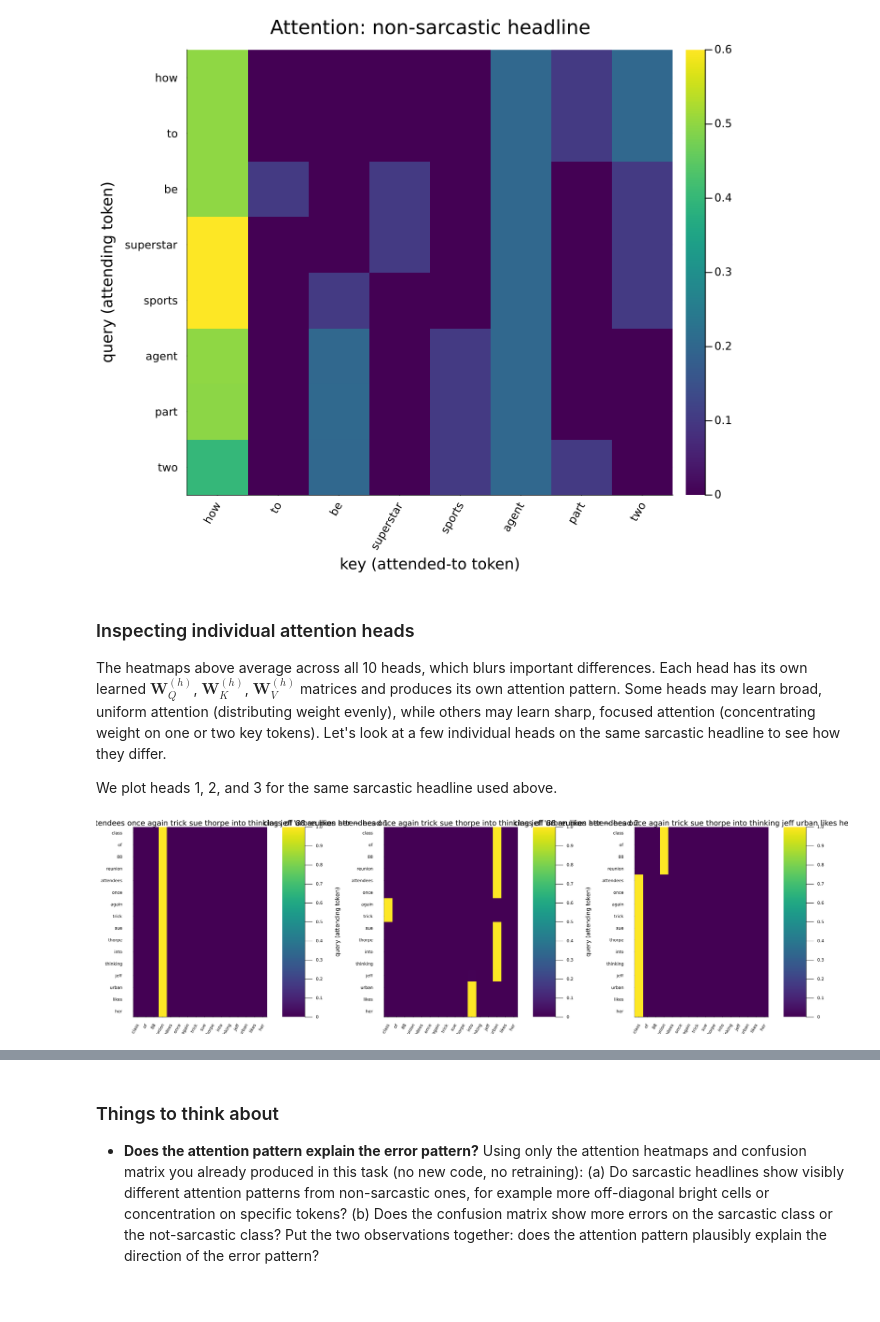
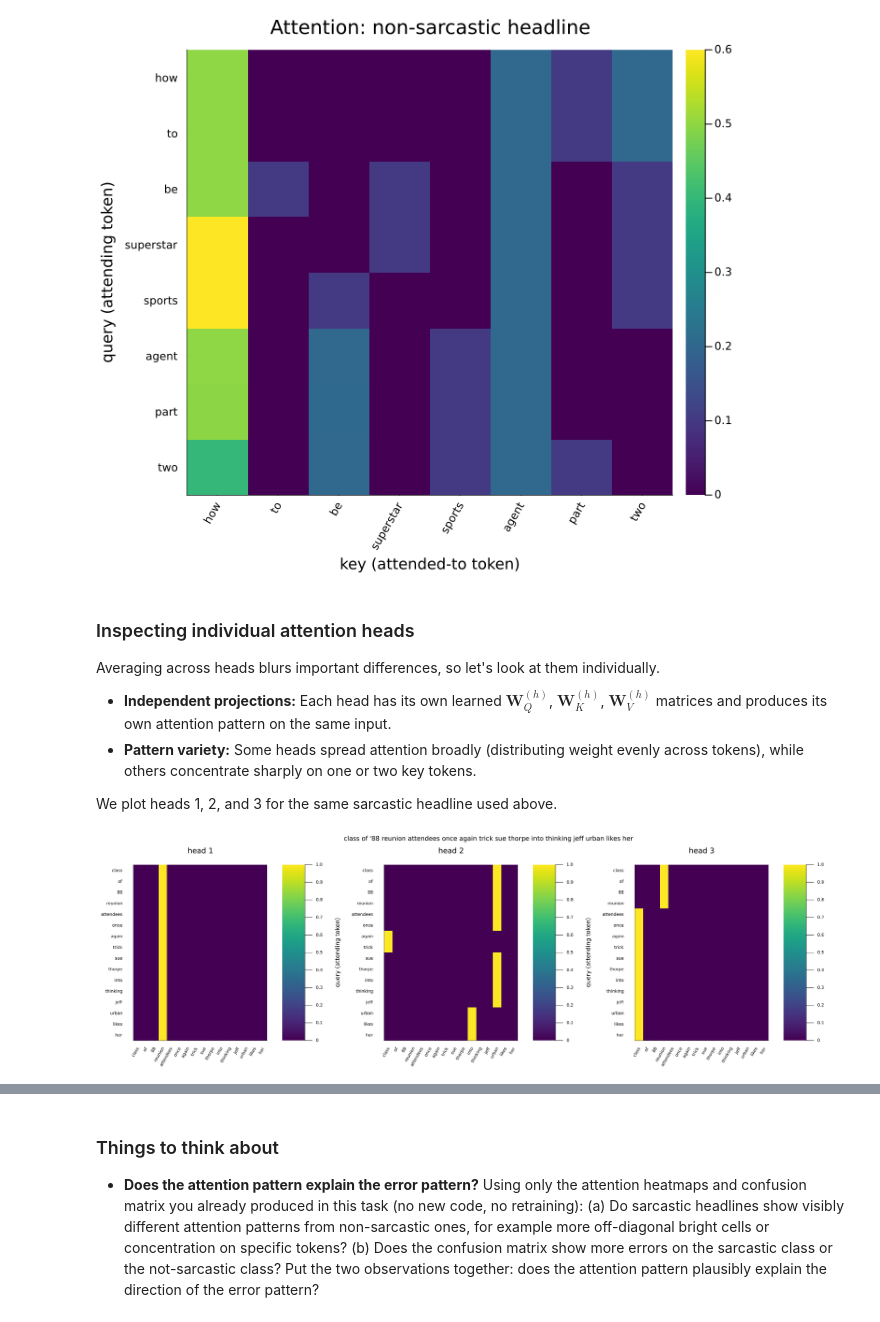
Before and after one commit to varnerlab/CHEME-5820-Labs-Spring-2026, a Jupyter notebook: labs/week-13/L13b/CHEME-5820-L13b-Lab-Sarcasm-Solution-Spring-2026.ipynb, the cells around one changed output, grey strips where cells are left out. Saved outputs shown, nothing was run; the diff lists cells and outputs as text; code cells hidden in the pictures.

```diff
--- a/labs/week-13/L13b/CHEME-5820-L13b-Lab-Sarcasm-Solution-Spring-2026.ipynb
+++ b/labs/week-13/L13b/CHEME-5820-L13b-Lab-Sarcasm-Solution-Spring-2026.ipynb
@@ -263,11 +263,12 @@ function plot_attention_head(model::AttentionClassifier, X_one::AbstractArray{<:
     A = collect(Float64.(all_weights[head_index][1:n_valid, 1:n_valid, 1]));
     toks = tokens_one[1:n_valid];
 
+    panel_title = isempty(title_str) ? "head $(head_index)" : "$(title_str) — head $(head_index)"
     heatmap(1:n_valid, 1:n_valid, A;
             xticks=(1:n_valid, toks), yticks=(1:n_valid, toks),
             xlabel="key (attended-to token)",
             ylabel="query (attending token)",
-            title="$(title_str) — head $(head_index)",
+            title=panel_title,
             xrotation=60, color=:viridis,
             size=(700, 600), yflip=true)
 end
@@ -716,23 +722,29 @@ Non-sarcastic headline: how to be superstar sports agent (part two)
 [figure]
 # %% [markdown]
 ### Inspecting individual attention heads
-The heatmaps above average across all 10 heads, which blurs important differences. Each head has its own learned $\mathbf{W}_{Q}^{(h)}$, $\mathbf{W}_{K}^{(h)}$, $\mathbf{W}_{V}^{(h)}$ matrices and produces its own attention pattern. Some heads may learn broad, uniform attention (distributing weight evenly), while others may learn sharp, focused attention (concentrating weight on one or two key tokens). Let's look at a few individual heads on the same sarcastic headline to see how they differ.
+Averaging across heads blurs important differences, so let's look at them individually.
+
+* __Independent projections:__ Each head has its own learned $\mathbf{W}_{Q}^{(h)}$, $\mathbf{W}_{K}^{(h)}$, $\mathbf{W}_{V}^{(h)}$ matrices and produces its own attention pattern on the same input.
+* __Pattern variety:__ Some heads spread attention broadly (distributing weight evenly across tokens), while others concentrate sharply on one or two key tokens.
 
 We plot heads 1, 2, and 3 for the same sarcastic headline used above.
 # %%
 let
     si = sarc_candidates[1];
     X_one = X_test_seq[:, :, si:si];
     mask_one = mask_test[:, si:si];
     toks = tokens_str[:, TEST_IDX[si]];
     headline = headlines_df.headline[TEST_IDX[si]];
 
-    # plot three individual heads side by side
-    p1 = plot_attention_head(model, X_one, mask_one, toks; head_index=1, title_str=headline);
-    p2 = plot_attention_head(model, X_one, mask_one, toks; head_index=2, title_str=headline);
-    p3 = plot_attention_head(model, X_one, mask_one, toks; head_index=3, title_str=headline);
-    plot(p1, p2, p3; layout=(1, 3), size=(2100, 600))
+    # plot three individual heads side by side; keep per-panel titles short
+    # and put the headline on the combined figure via plot_title
+    p1 = plot_attention_head(model, X_one, mask_one, toks; head_index=1, title_str="");
+    p2 = plot_attention_head(model, X_one, mask_one, toks; head_index=2, title_str="");
+    p3 = plot_attention_head(model, X_one, mask_one, toks; head_index=3, title_str="");
+    plot(p1, p2, p3; layout=(1, 3), size=(2100, 650),
+         plot_title=headline, plot_titlefontsize=12,
+         top_margin=8Plots.mm, bottom_margin=8Plots.mm)
 end
 # %% [output]
-[figure, old version]
+[figure, new version]
 # %% [markdown]
```
Also changed, not shown: parts of 16 cells of this notebook.
